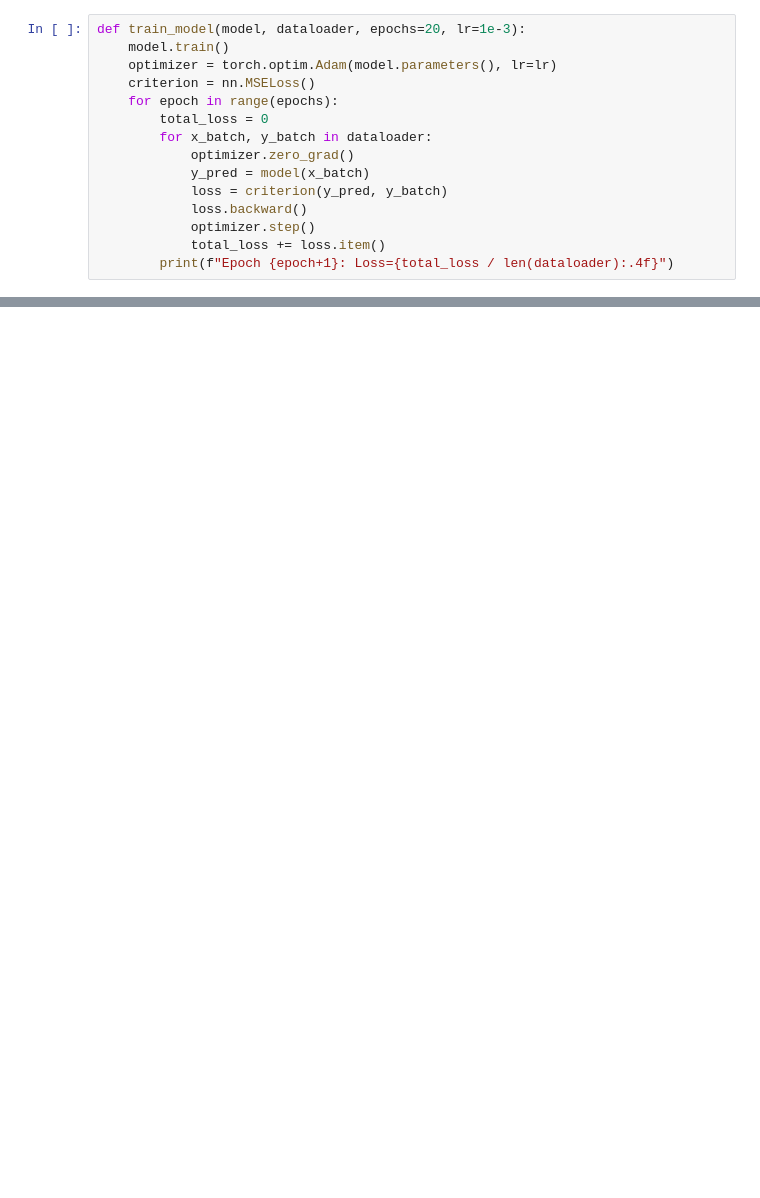
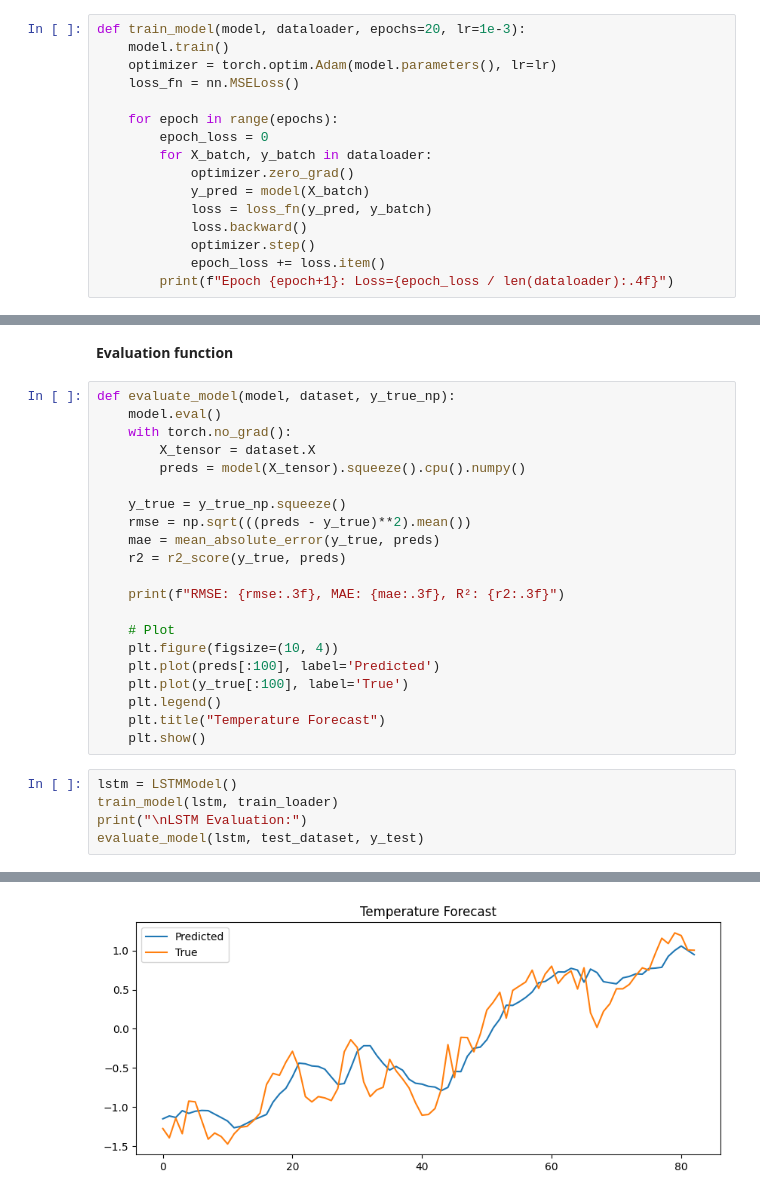
Before and after one commit to abrham17/state_space_model, a Jupyter notebook: ssm.ipynb, the cells around one changed output, grey strips where cells are left out. Cells and saved outputs as stored; diff of their text form; blank space fills up the shorter version.

```diff
--- a/ssm.ipynb
+++ b/ssm.ipynb
@@ -74,14 +113,15 @@ class SimpleSSM(nn.Module):
 def train_model(model, dataloader, epochs=20, lr=1e-3):
     model.train()
     optimizer = torch.optim.Adam(model.parameters(), lr=lr)
-    criterion = nn.MSELoss()
+    loss_fn = nn.MSELoss()
+
     for epoch in range(epochs):
-        total_loss = 0
-        for x_batch, y_batch in dataloader:
+        epoch_loss = 0
+        for X_batch, y_batch in dataloader:
             optimizer.zero_grad()
-            y_pred = model(x_batch)
-            loss = criterion(y_pred, y_batch)
+            y_pred = model(X_batch)
+            loss = loss_fn(y_pred, y_batch)
             loss.backward()
             optimizer.step()
-            total_loss += loss.item()
-        print(f"Epoch {epoch+1}: Loss={total_loss / len(dataloader):.4f}")
+            epoch_loss += loss.item()
+        print(f"Epoch {epoch+1}: Loss={epoch_loss / len(dataloader):.4f}")
@@ -144,0 +128,29 @@ array([13.136942, 13.472925, 13.77204 , ..., 17.380085, 17.150118,
+# %% [markdown]
+**Evaluation function**
+# %%
+def evaluate_model(model, dataset, y_true_np):
+    model.eval()
+    with torch.no_grad():
+        X_tensor = dataset.X
+        preds = model(X_tensor).squeeze().cpu().numpy()
+
+    y_true = y_true_np.squeeze()
+    rmse = np.sqrt(((preds - y_true)**2).mean())
+    mae = mean_absolute_error(y_true, preds)
+    r2 = r2_score(y_true, preds)
+
+    print(f"RMSE: {rmse:.3f}, MAE: {mae:.3f}, R²: {r2:.3f}")
+
+    # Plot
+    plt.figure(figsize=(10, 4))
+    plt.plot(preds[:100], label='Predicted')
+    plt.plot(y_true[:100], label='True')
+    plt.legend()
+    plt.title("Temperature Forecast")
+    plt.show()
+# %%
+lstm = LSTMModel()
+train_model(lstm, train_loader)
+print("\nLSTM Evaluation:")
+evaluate_model(lstm, test_dataset, y_test)
+# %% [output]
@@ -144,0 +174 @@ array([13.136942, 13.472925, 13.77204 , ..., 17.380085, 17.150118,
+[figure, added]
```
Also changed, not shown: parts of 18 cells of this notebook.
